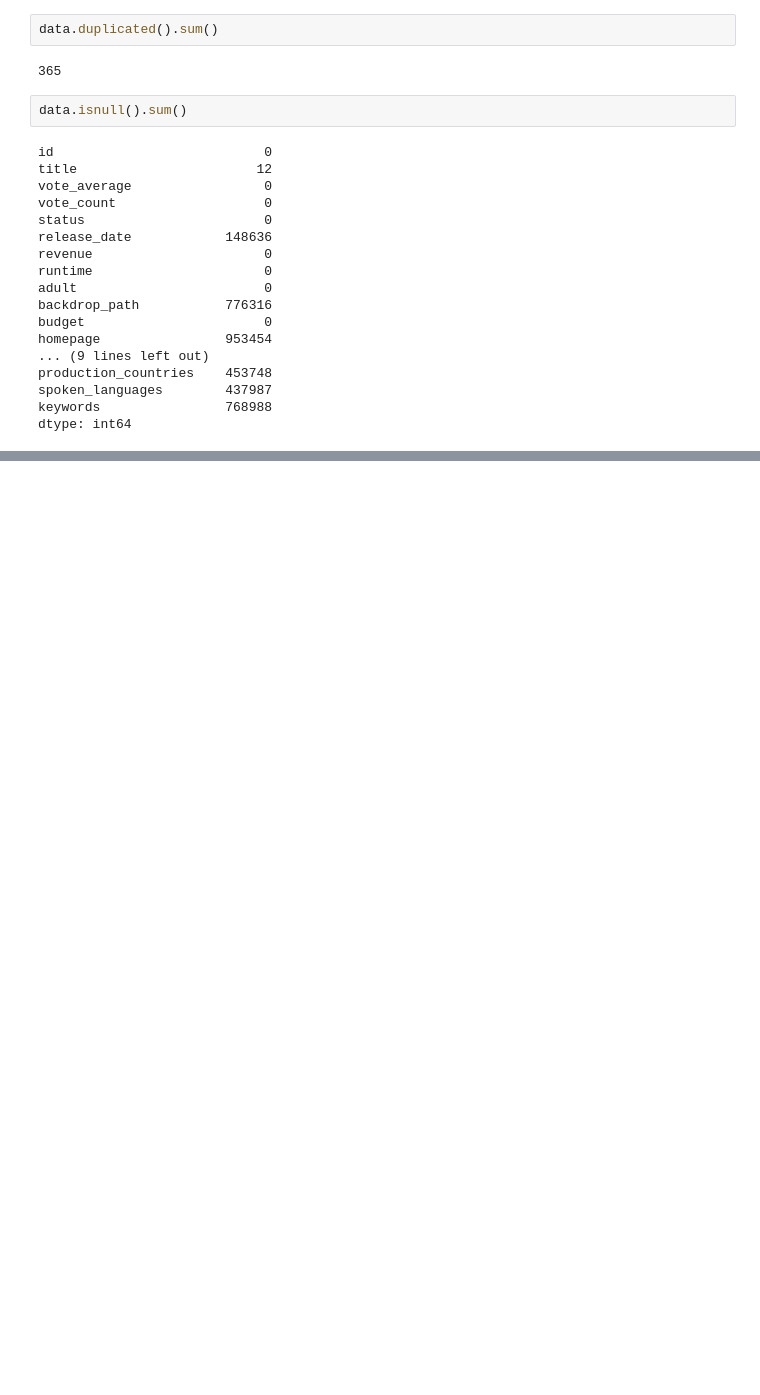
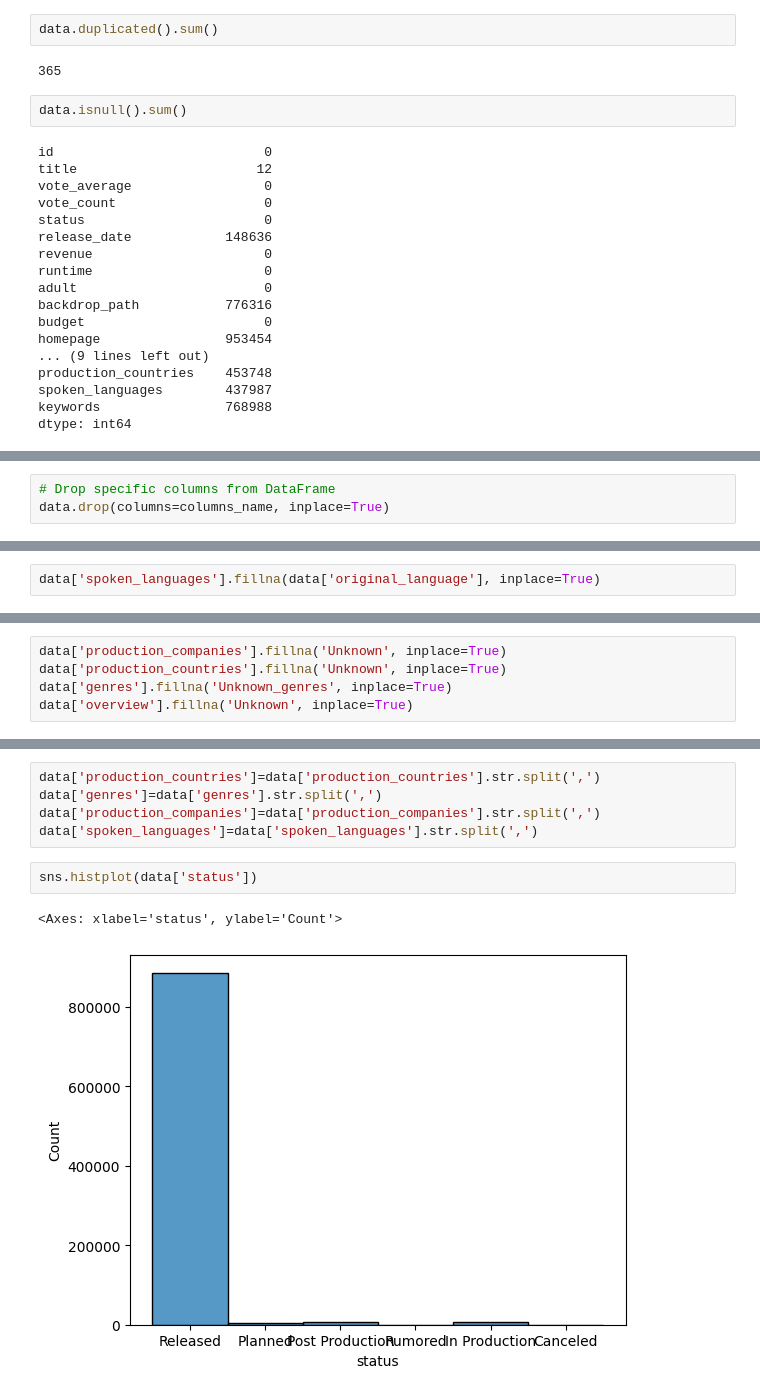
Before and after one commit to Amantyagidatascientist/moviesrecommendationsystem, a Jupyter notebook: Notebook/EDA_MOVIES.ipynb, the cells around one changed output, grey strips where cells are left out. Cells and saved outputs as stored; diff of their text form; blank space fills up the shorter version.

Commit message:
add the data in the EDA file

```diff
--- a/Notebook/EDA_MOVIES.ipynb
+++ b/Notebook/EDA_MOVIES.ipynb
@@ -93,0 +217,3 @@ dtype: int64
+# %%
+# Drop specific columns from DataFrame
+data.drop(columns=columns_name, inplace=True)
@@ -93,0 +244,2 @@ dtype: int64
+# %%
+data['spoken_languages'].fillna(data['original_language'], inplace=True)
@@ -93,0 +256,5 @@ dtype: int64
+# %%
+data['production_companies'].fillna('Unknown', inplace=True)
+data['production_countries'].fillna('Unknown', inplace=True)
+data['genres'].fillna('Unknown_genres', inplace=True)
+data['overview'].fillna('Unknown', inplace=True)
@@ -93,0 +301,10 @@ dtype: int64
+# %%
+data['production_countries']=data['production_countries'].str.split(',')
+data['genres']=data['genres'].str.split(',')
+data['production_companies']=data['production_companies'].str.split(',')
+data['spoken_languages']=data['spoken_languages'].str.split(',')
+# %%
+sns.histplot(data['status'])
+# %% [output]
+<Axes: xlabel='status', ylabel='Count'>
+[figure, added]
```
Also changed, not shown: parts of 26 cells of this notebook.
